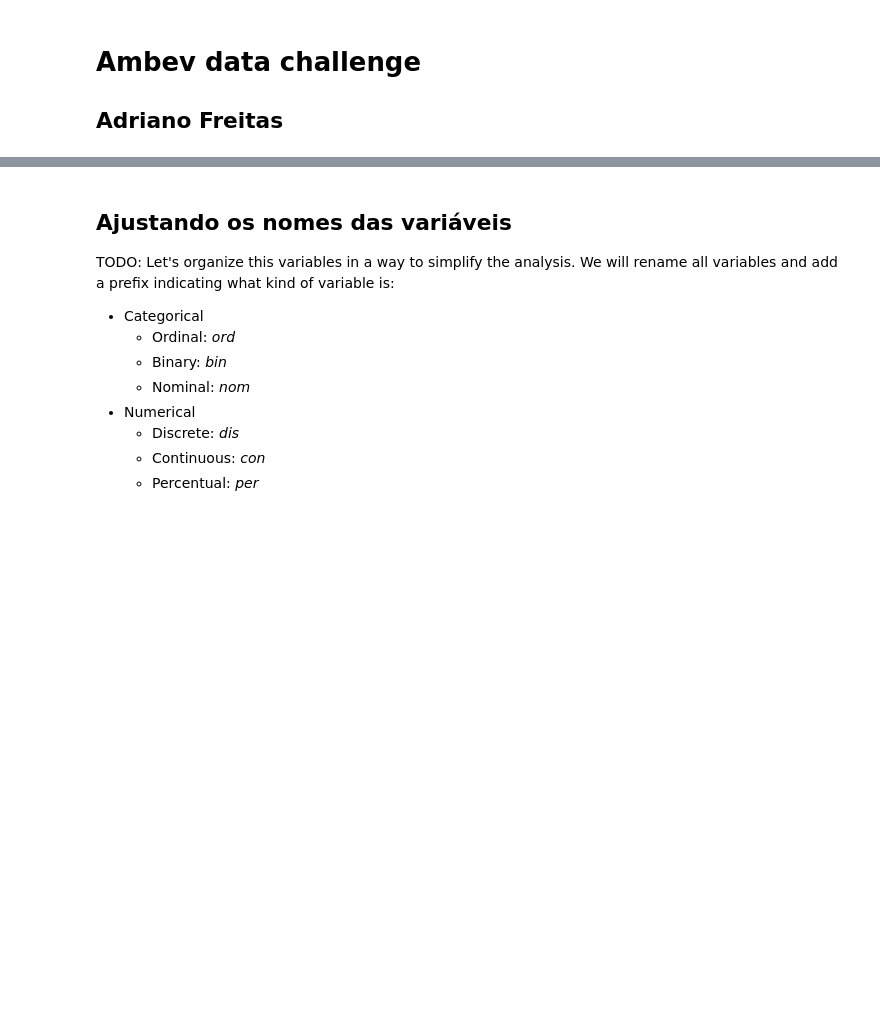
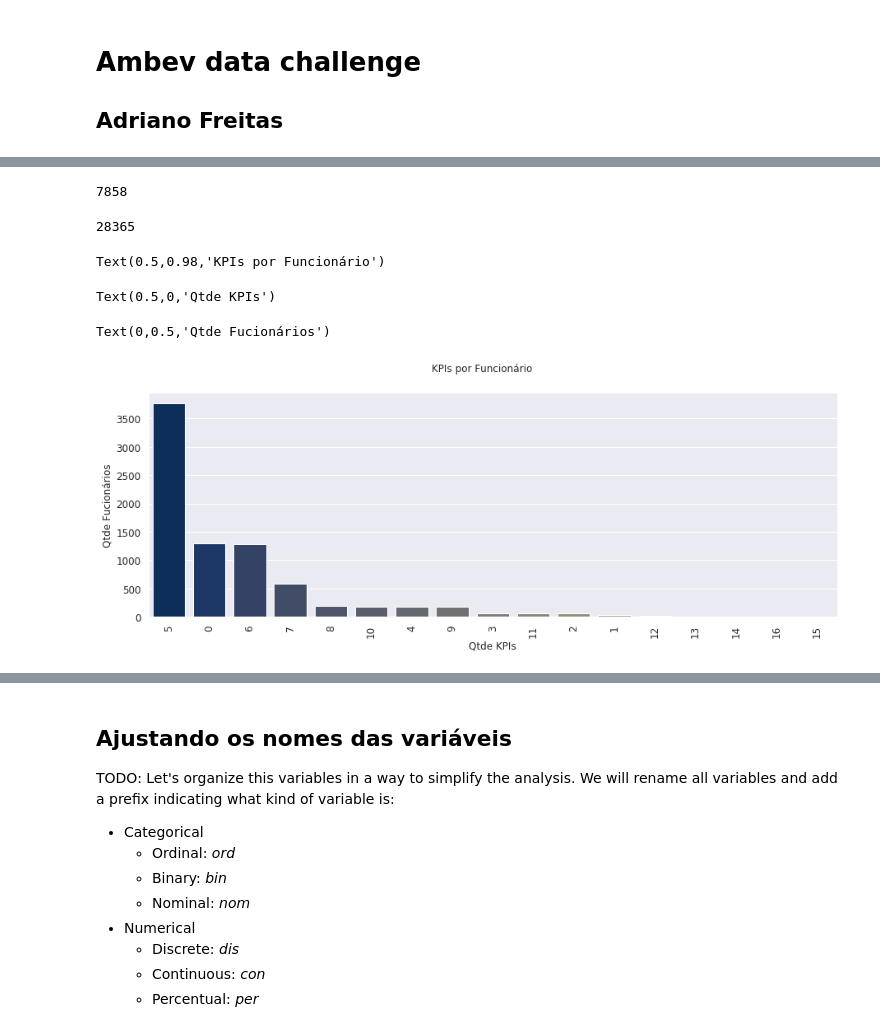
Before and after one commit to adrianogfreitas/ambev-data-challenge, a Jupyter notebook: notebooks/01-agf-data-wrangling.ipynb, the cells around one changed output, grey strips where cells are left out. Cells and saved outputs as stored; diff of their text form; code cells hidden in the pictures; blank space fills up the shorter version.

```diff
--- a/notebooks/01-agf-data-wrangling.ipynb
+++ b/notebooks/01-agf-data-wrangling.ipynb
@@ -80,0 +97,30 @@ memory usage: 78.5+ MB
+# %%
+# Total de funcionários
+len(set(df['Nome FuncionÁ¡rio']))
+# %% [output]
+7858
+# %%
+# Total de KPIs
+len(set(df['Código KPI']))
+# %% [output]
+28365
+# %%
+# Contagem de valores únicos por funcionários
+group_func = df.groupby('Nome FuncionÁ¡rio').nunique()
+
+# Quantidade de KPIs por Funcionário
+descending_order = group_func['Código KPI'].value_counts().sort_values(ascending=False).index
+
+fig, axs = plt.subplots(figsize=figsize)
+plt.suptitle('KPIs por Funcionário')
+
+ax1 = sns.countplot(group_func['Código KPI'], palette=colormap, order=descending_order)
+ax1.set_xlabel('Qtde KPIs')
+ax1.set_ylabel('Qtde Fucionários')
+for tick in axs.get_xticklabels():
+    tick.set_rotation(90)
+# %% [output]
+Text(0.5,0.98,'KPIs por Funcionário')
+Text(0.5,0,'Qtde KPIs')
+Text(0,0.5,'Qtde Fucionários')
+[figure, added]
```
Also changed, not shown: parts of 62 cells of this notebook, 13 other files.
